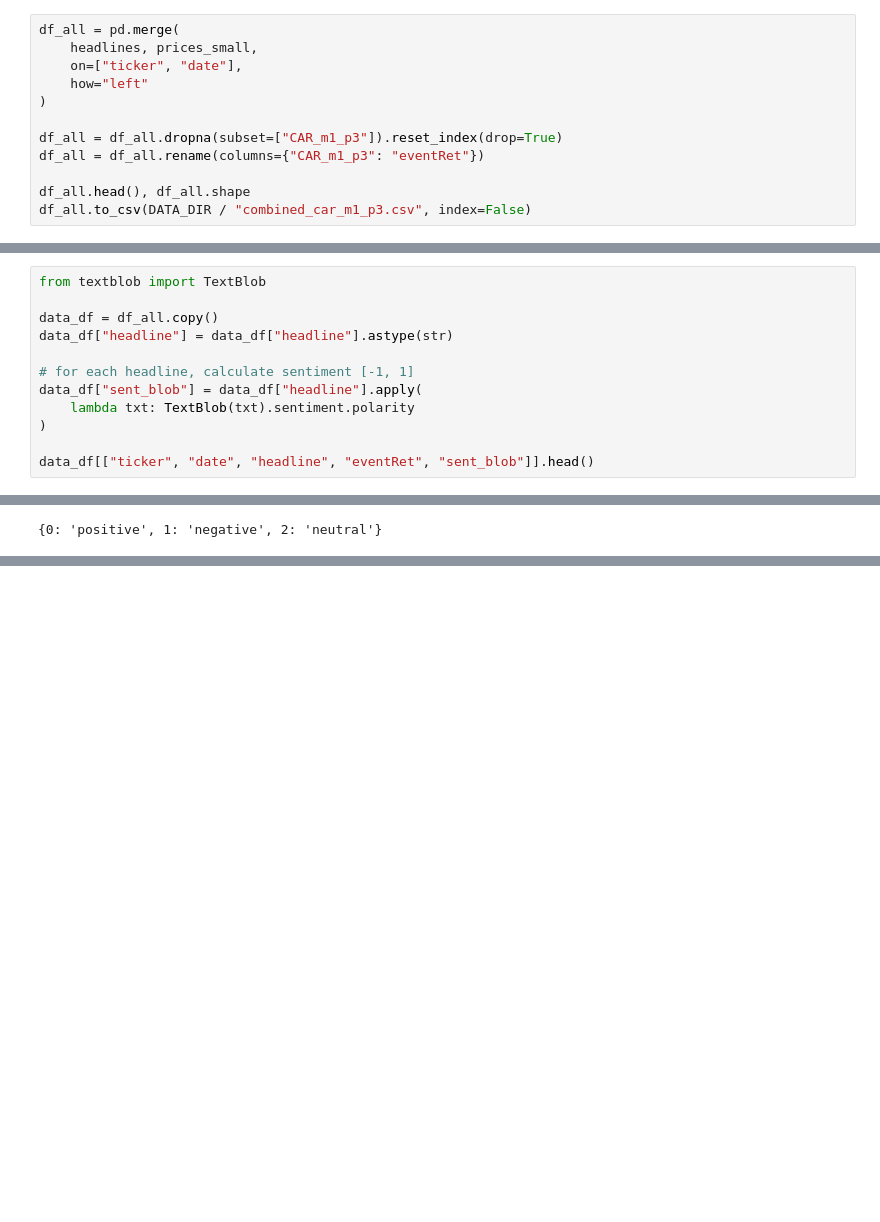
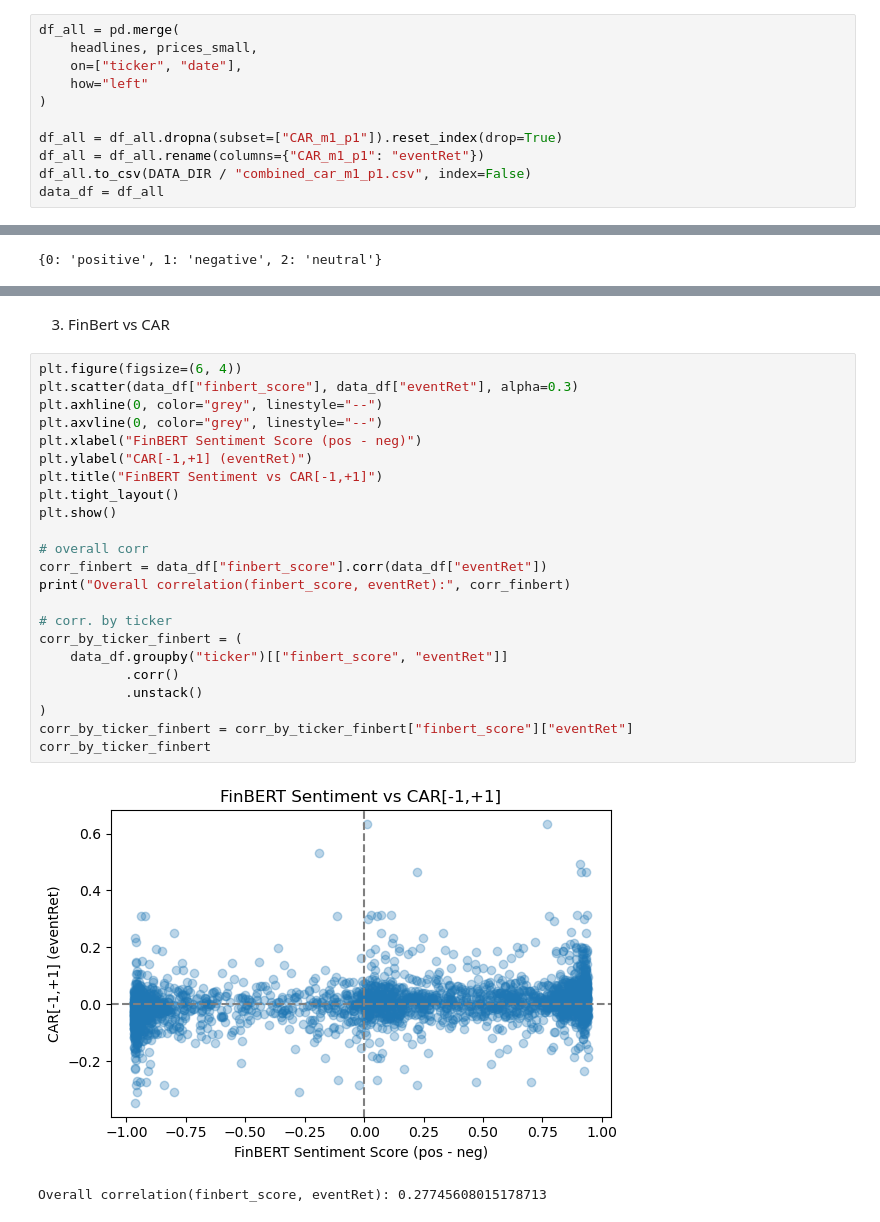
Before and after one commit to Jeandeng47/earnings-alpha, a Jupyter notebook: notebooks/final.ipynb, the cells around one changed output, grey strips where cells are left out. Saved outputs shown, nothing was run; the diff lists cells and outputs as text; blank space fills up the shorter version.

```diff
--- a/notebooks/final.ipynb
+++ b/notebooks/final.ipynb
@@ -91,10 +84,9 @@ df_all = pd.merge(
     how="left"
 )
 
-df_all = df_all.dropna(subset=["CAR_m1_p3"]).reset_index(drop=True)
-df_all = df_all.rename(columns={"CAR_m1_p3": "eventRet"})
-
-df_all.head(), df_all.shape
-df_all.to_csv(DATA_DIR / "combined_car_m1_p3.csv", index=False)
+df_all = df_all.dropna(subset=["CAR_m1_p1"]).reset_index(drop=True)
+df_all = df_all.rename(columns={"CAR_m1_p1": "eventRet"})
+df_all.to_csv(DATA_DIR / "combined_car_m1_p1.csv", index=False)
+data_df = df_all
 # %% [markdown]
 ## Part 2: Sentiment Information
@@ -105,12 +92,0 @@ df_all.to_csv(DATA_DIR / "combined_car_m1_p3.csv", index=False)
-# %%
-from textblob import TextBlob
-
-data_df = df_all.copy()
-data_df["headline"] = data_df["headline"].astype(str)
-
-# for each headline, calculate sentiment [-1, 1]
-data_df["sent_blob"] = data_df["headline"].apply(
-    lambda txt: TextBlob(txt).sentiment.polarity
-)
-
-data_df[["ticker", "date", "headline", "eventRet", "sent_blob"]].head()
@@ -487,0 +188,28 @@ finbert_score: 0.4345
+# %% [markdown]
+3. FinBert vs CAR
+# %%
+plt.figure(figsize=(6, 4))
+plt.scatter(data_df["finbert_score"], data_df["eventRet"], alpha=0.3)
+plt.axhline(0, color="grey", linestyle="--")
+plt.axvline(0, color="grey", linestyle="--")
+plt.xlabel("FinBERT Sentiment Score (pos - neg)")
+plt.ylabel("CAR[-1,+1] (eventRet)")
+plt.title("FinBERT Sentiment vs CAR[-1,+1]")
+plt.tight_layout()
+plt.show()
+
+# overall corr
+corr_finbert = data_df["finbert_score"].corr(data_df["eventRet"])
+print("Overall correlation(finbert_score, eventRet):", corr_finbert)
+
+# corr. by ticker
+corr_by_ticker_finbert = (
+    data_df.groupby("ticker")[["finbert_score", "eventRet"]]
+           .corr()
+           .unstack()
+)
+corr_by_ticker_finbert = corr_by_ticker_finbert["finbert_score"]["eventRet"]
+corr_by_ticker_finbert
+# %% [output]
+[figure, added]
+Overall correlation(finbert_score, eventRet): 0.27745608015178713
```
Also changed, not shown: parts of 32 cells of this notebook, 6 other files.
